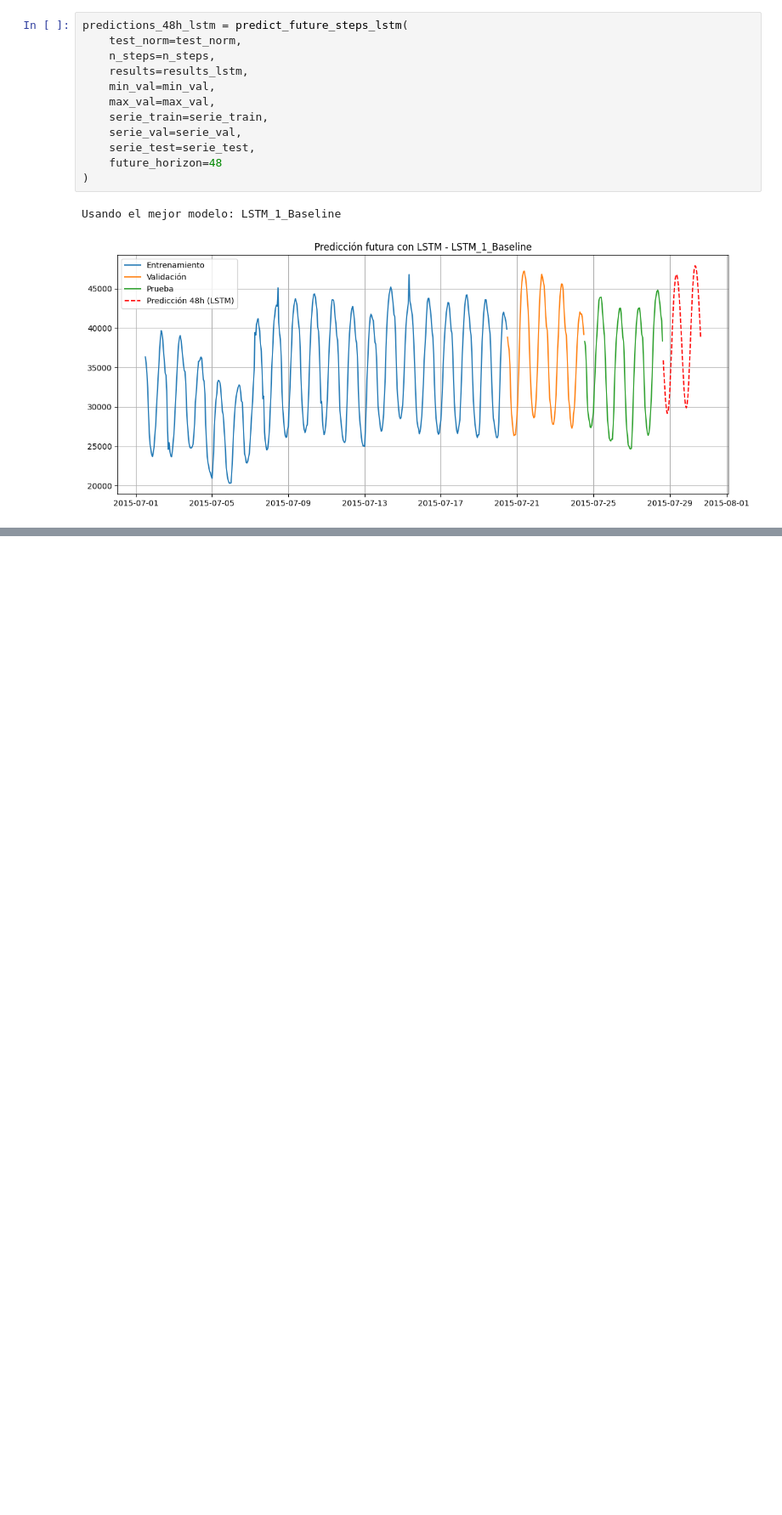
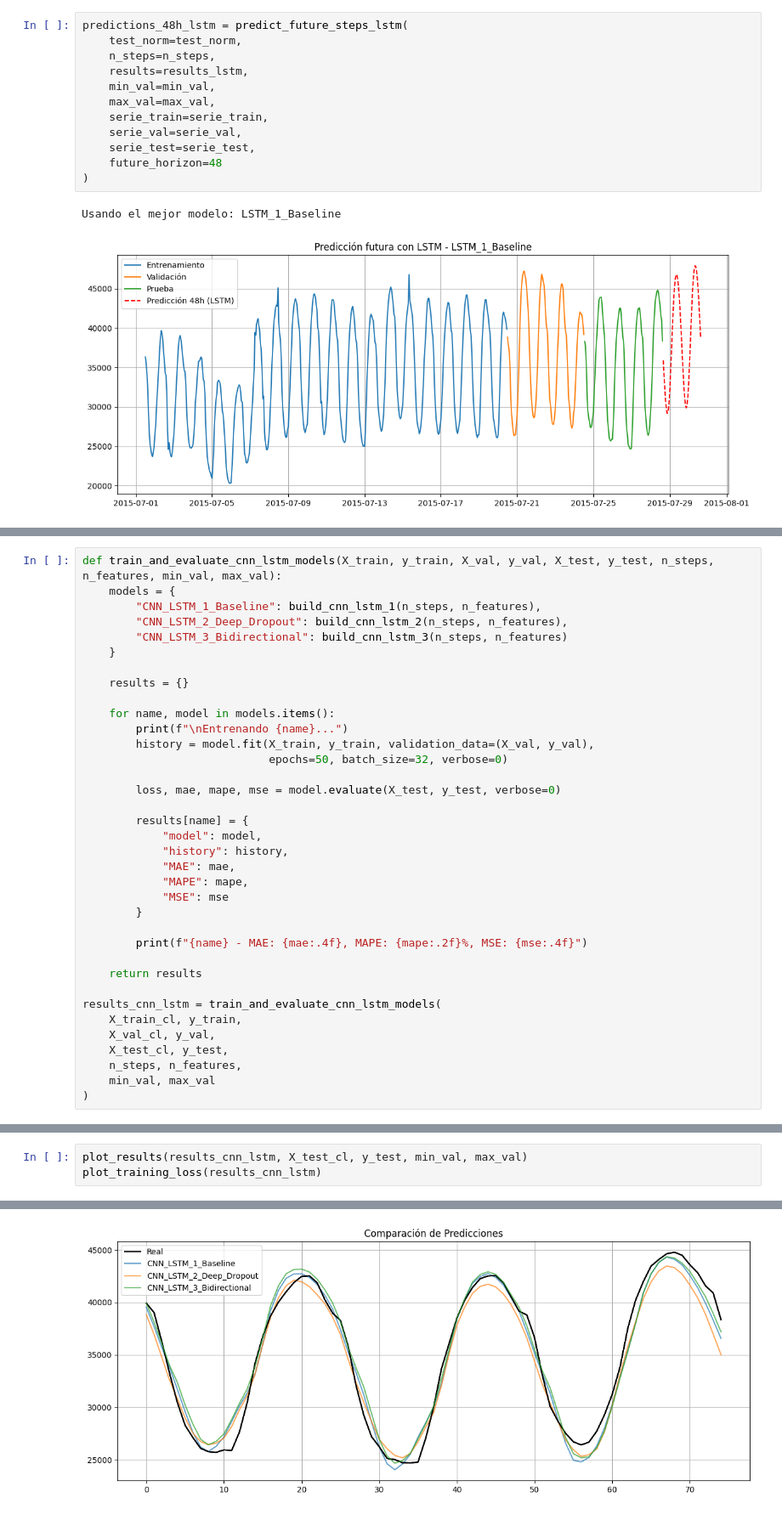
Before and after one commit to dafnetamayo/examen2MNL, a Jupyter notebook: Examen_Tema 2-2025-I/univariate/Examen2_Tema2.ipynb, the cells around one changed output, grey strips where cells are left out. Shown at 85% size. Cells and saved outputs as stored; diff of their text form; blank space fills up the shorter version.

Commit message:
modelos CNN- LSTM

```diff
--- a/Examen_Tema 2-2025-I/univariate/Examen2_Tema2.ipynb
+++ b/Examen_Tema 2-2025-I/univariate/Examen2_Tema2.ipynb
@@ -1031,0 +1085,36 @@ Usando el mejor modelo: LSTM_1_Baseline
+# %%
+def train_and_evaluate_cnn_lstm_models(X_train, y_train, X_val, y_val, X_test, y_test, n_steps, n_features, min_val, max_val):
+    models = {
+        "CNN_LSTM_1_Baseline": build_cnn_lstm_1(n_steps, n_features),
+        "CNN_LSTM_2_Deep_Dropout": build_cnn_lstm_2(n_steps, n_features),
+        "CNN_LSTM_3_Bidirectional": build_cnn_lstm_3(n_steps, n_features)
+    }
+
+    results = {}
+
+    for name, model in models.items():
+        print(f"\nEntrenando {name}...")
+        history = model.fit(X_train, y_train, validation_data=(X_val, y_val),
+                            epochs=50, batch_size=32, verbose=0)
+
+        loss, mae, mape, mse = model.evaluate(X_test, y_test, verbose=0)
+
+        results[name] = {
+            "model": model,
+            "history": history,
+            "MAE": mae,
+            "MAPE": mape,
+            "MSE": mse
+        }
+
+        print(f"{name} - MAE: {mae:.4f}, MAPE: {mape:.2f}%, MSE: {mse:.4f}")
+
+    return results
+
+results_cnn_lstm = train_and_evaluate_cnn_lstm_models(
+    X_train_cl, y_train,
+    X_val_cl, y_val,
+    X_test_cl, y_test,
+    n_steps, n_features,
+    min_val, max_val
+)
@@ -1031,0 +1130,4 @@ Usando el mejor modelo: LSTM_1_Baseline
+# %%
+plot_results(results_cnn_lstm, X_test_cl, y_test, min_val, max_val)
+plot_training_loss(results_cnn_lstm)
+# %% [output]
@@ -1031,0 +1137 @@ Usando el mejor modelo: LSTM_1_Baseline
+[figure, added]
```
Also changed, not shown: parts of 9 cells of this notebook.
